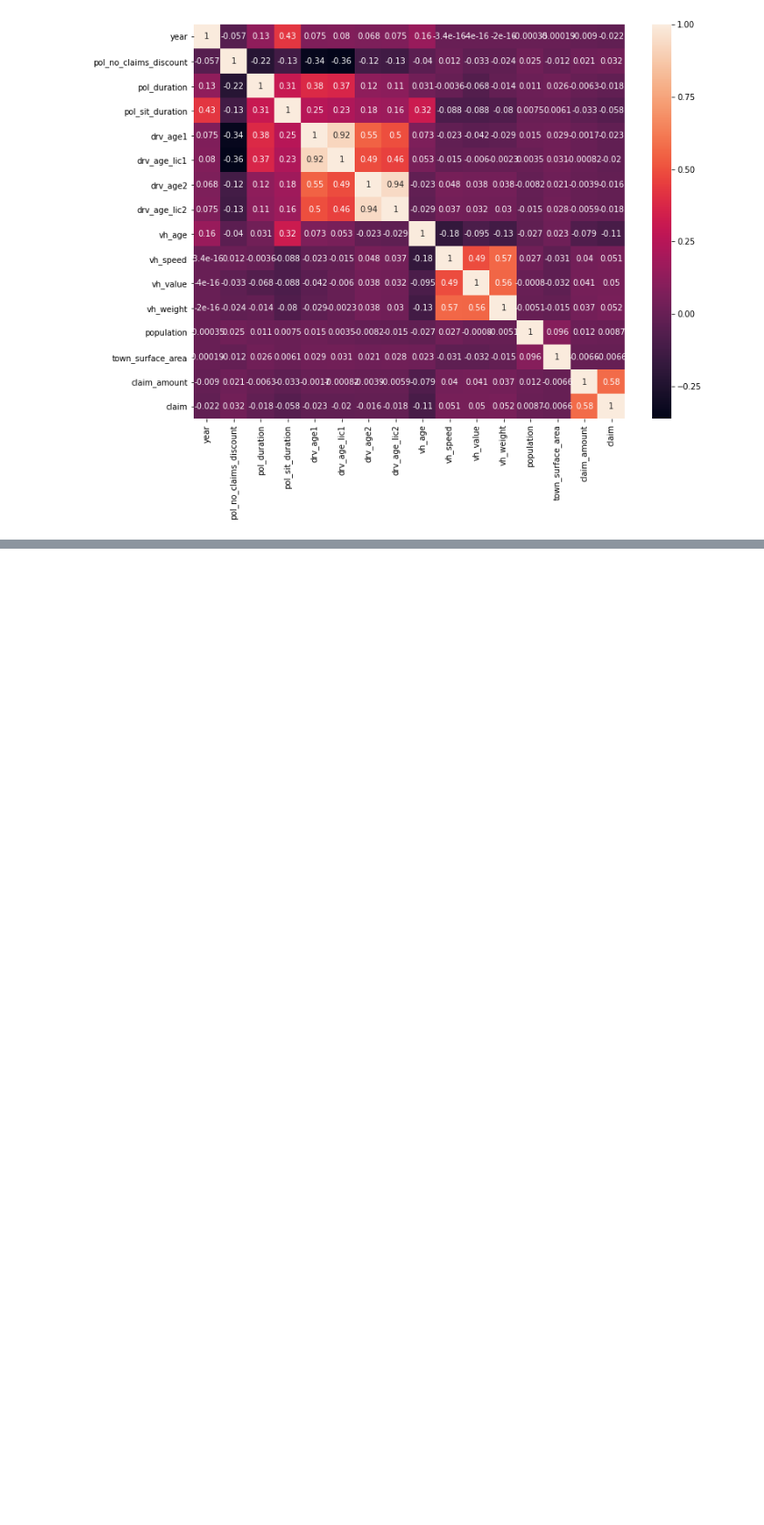
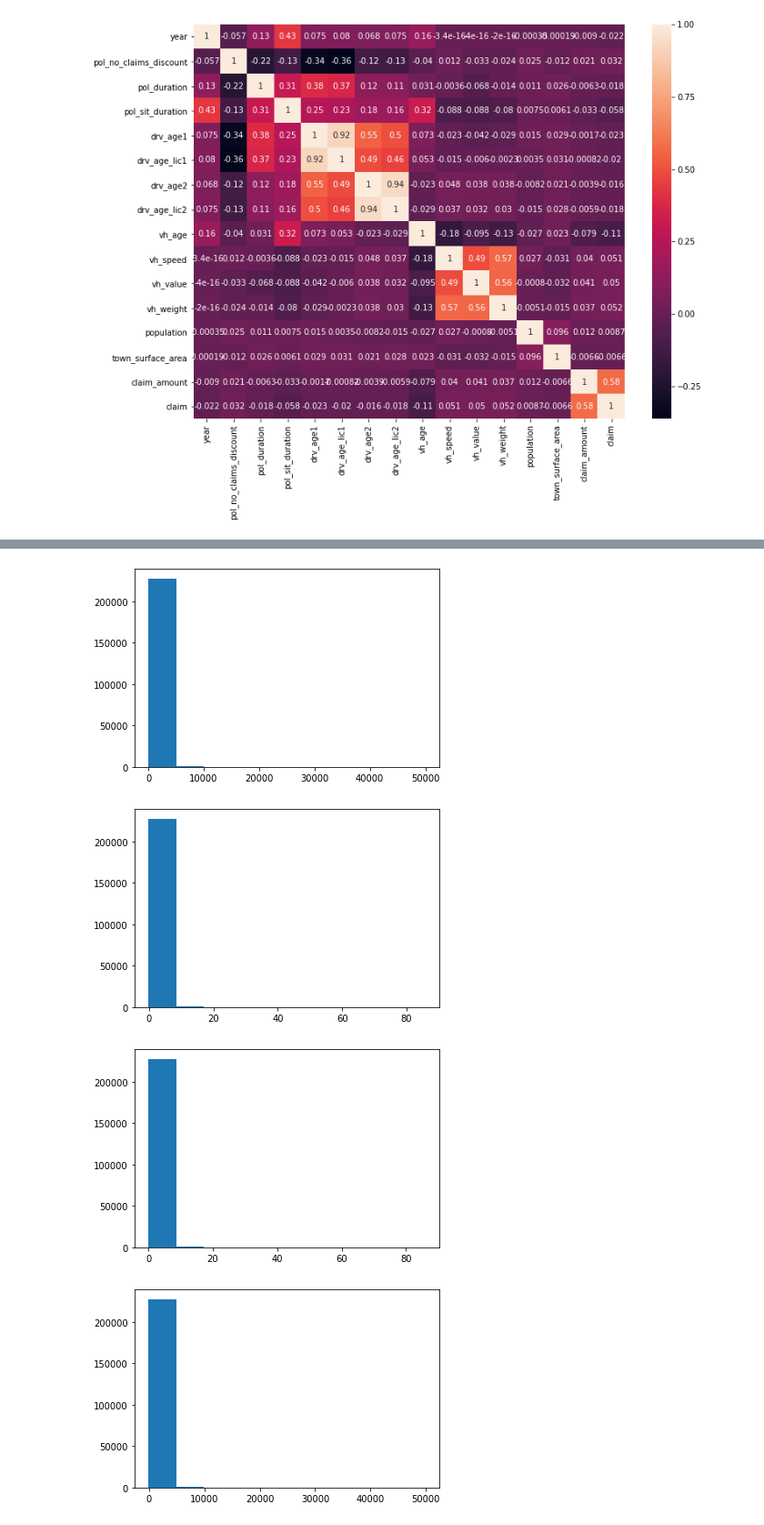
Before and after one commit to mariaferrol1988/experiments, a Jupyter notebook: projects/insurance/insurance.ipynb, the cells around one changed output, grey strips where cells are left out. Shown at 91% size. Drawn from its saved outputs; the diff is of its cells as text; code cells hidden in the pictures; blank space fills up the shorter version.

```diff
--- a/projects/insurance/insurance.ipynb
+++ b/projects/insurance/insurance.ipynb
@@ -71,0 +157,10 @@ ax = sns.heatmap(df[float_list2].corr(), annot = True)
+# %%
+df['scaler'] = preprocessing.StandardScaler().fit_transform(df[['claim_amount']])
+df['scaler2'] = preprocessing.StandardScaler(with_mean=False).fit_transform(df[['claim_amount']])
+df['scaler3'] = preprocessing.StandardScaler(with_std=False).fit_transform(df[['claim_amount']])
+df['min_max'] = preprocessing.MinMaxScaler().fit_transform(df[['claim_amount']])
+df['max_abs'] = preprocessing.MaxAbsScaler().fit_transform(df[['claim_amount']])
+df['rb_scaler'] = preprocessing.RobustScaler().fit_transform(df[['claim_amount']])
+df['qt_transformer'] = preprocessing.QuantileTransformer().fit_transform(df[['claim_amount']])
+df['pw_transformer'] = preprocessing.PowerTransformer().fit_transform(df[['claim_amount']])
+df['normalize'] = preprocessing.Normalizer().fit_transform(df[['claim_amount']])
@@ -71,0 +188,11 @@ ax = sns.heatmap(df[float_list2].corr(), annot = True)
+# %%
+plot_list = ['claim_amount','scaler','scaler2','scaler3','min_max','max_abs','rb_scaler','qt_transformer','pw_transformer','normalize']
+
+for plot in plot_list:
+    plt.hist(df[plot])
+    plt.show()
+# %% [output]
+[figure, added]
+[figure, added]
+[figure, added]
+[figure, added]
```
Also changed, not shown: parts of 18 cells of this notebook.
